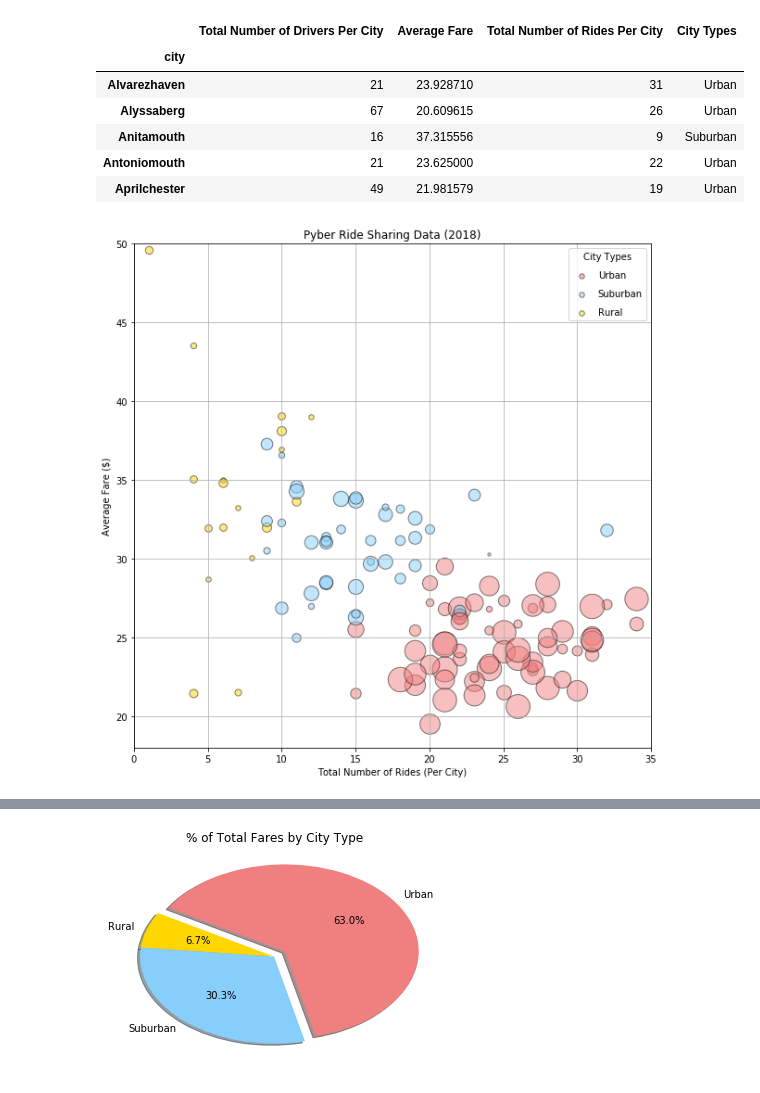
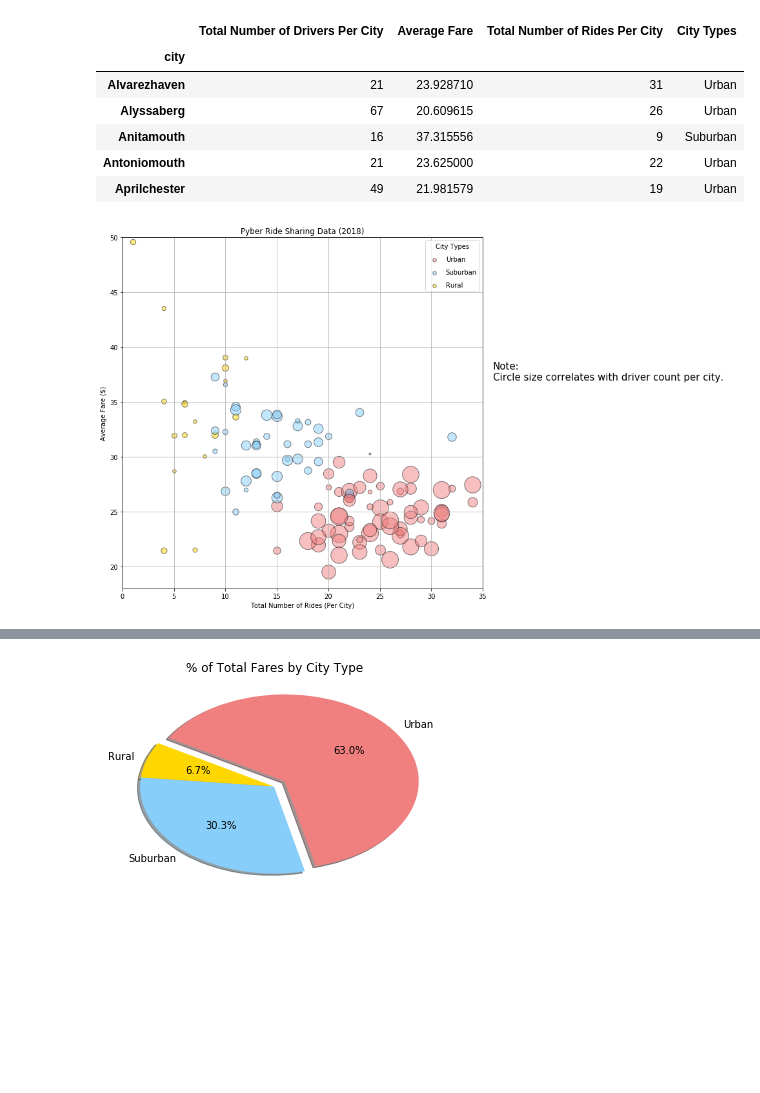
Before and after one commit to krashilili/HW5-Matplotlib, a Jupyter notebook: Pyber/Pyber_sloved.ipynb, the cells around one changed output, grey strips where cells are left out. Drawn from its saved outputs; the diff is of its cells as text; code cells hidden in the pictures; blank space fills up the shorter version.

```diff
--- a/Pyber/Pyber_sloved.ipynb
+++ b/Pyber/Pyber_sloved.ipynb
@@ -77,32 +93,35 @@ pyber_analysis_df.head()
 colors = {'Urban':'lightcoral',
           'Suburban':'lightskyblue',
           'Rural':'gold'}
+
 plt.figure(figsize=(10,10))
 
 plt.xlim(0, 35)
 plt.ylim(18, 50)
 plt.xlabel("Total Number of Rides (Per City)")
 plt.ylabel("Average Fare ($)")
 plt.title("Pyber Ride Sharing Data (2018)")
 
 
 for i, r in pyber_analysis_df.iterrows():
-    plt.scatter( x=r['Total Number of Rides Per City'],
+    plt.scatter(x=r['Total Number of Rides Per City'],
                 y=r['Average Fare'],
                 s=r['Total Number of Drivers Per City']*10,
                 marker='o',
                 facecolors=colors.get(r['City Types']),
                 edgecolors='black',
                 alpha=0.5,
                 linewidths= 1
                 )
 # Here we create a legend by ploting empty lists with the desired size and label
 for city_type, color in colors.items():
     plt.scatter([],[], c=color, edgecolors='black', alpha=0.5, s=30, linewidths=1,label=city_type)
 plt.legend(scatterpoints=1, labelspacing=1, title='City Types')
 
 plt.grid(True)
+# add a side note
+plt.text(36,37, s="Note:\nCircle size correlates with driver count per city.",fontsize=15)
 plt.savefig("bubble.png")
 plt.show()
 # %% [output]
-[figure, old version]
+[figure, new version]
```
Also changed, not shown: parts of 5 cells of this notebook, 3 other files.
